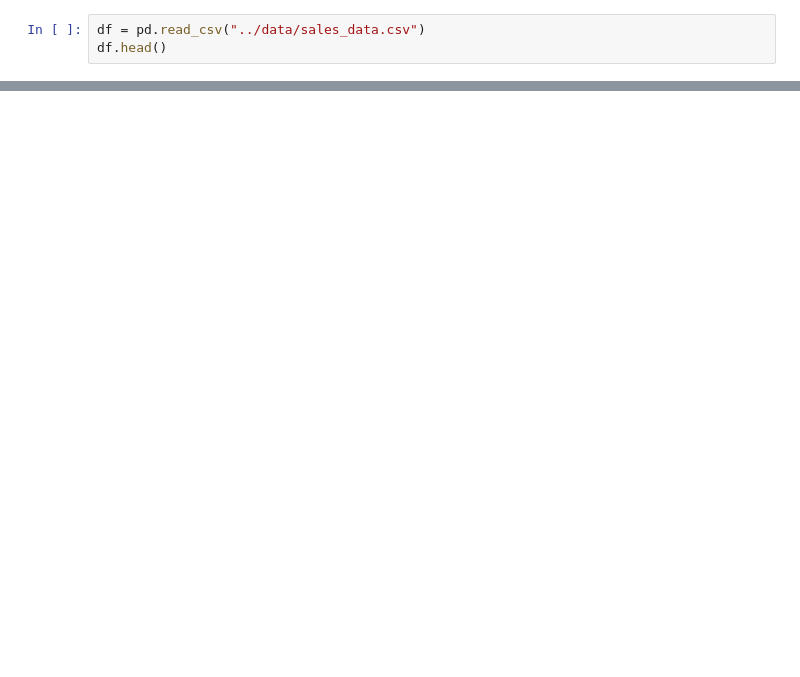
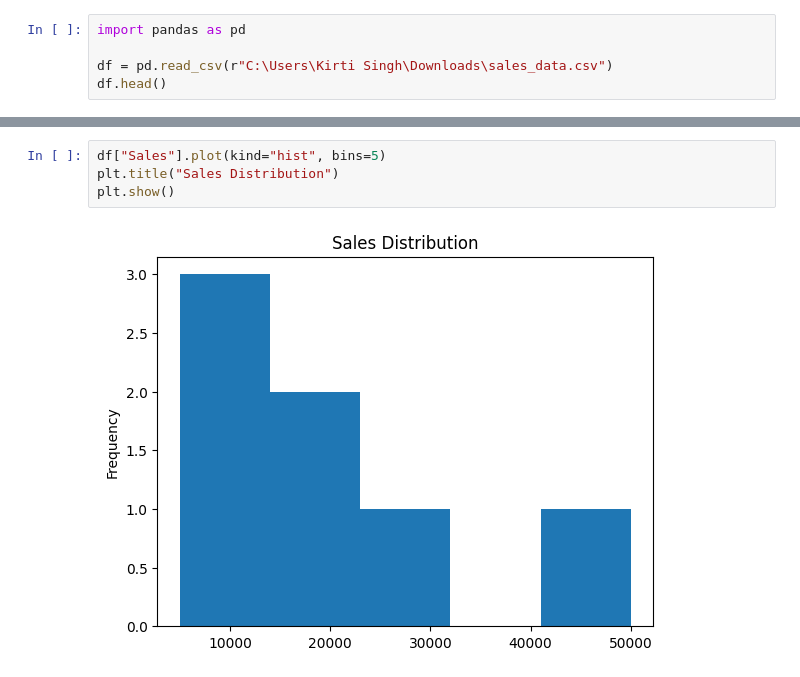
Before and after one commit to kirtisingh-001/Sales-Data-Analysis-and-Prediction, a Jupyter notebook: notebooks/analysis.ipynb, the cells around one changed output, grey strips where cells are left out. Saved outputs shown, nothing was run; the diff lists cells and outputs as text; blank space fills up the shorter version.

Commit message:
Initial commit - Sales Data Analysis Project

```diff
--- a/notebooks/analysis.ipynb
+++ b/notebooks/analysis.ipynb
@@ -6,4 +4,6 @@ Matplotlib is building the font cache; this may take a moment.
 # %%
-df = pd.read_csv("../data/sales_data.csv")
+import pandas as pd
+
+df = pd.read_csv(r"C:\Users\Kirti Singh\Downloads\sales_data.csv")
 df.head()
 # %% [output]
@@ -19,0 +48,6 @@ NameError: name 'df' is not defined
+# %%
+df["Sales"].plot(kind="hist", bins=5)
+plt.title("Sales Distribution")
+plt.show()
+# %% [output]
+[figure, added]
```
Also changed, not shown: parts of 10 cells of this notebook, 1 other file.
